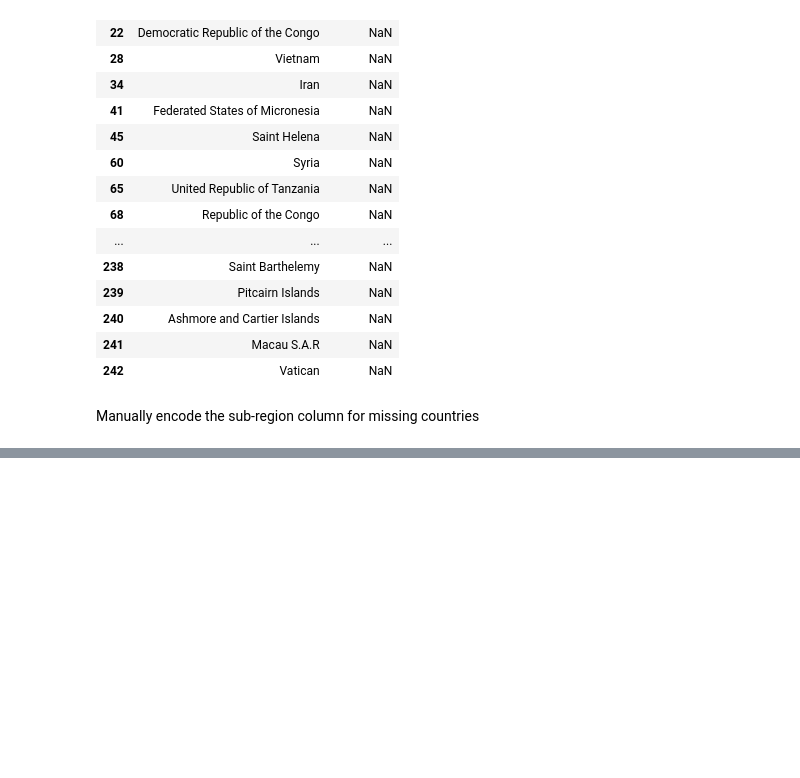
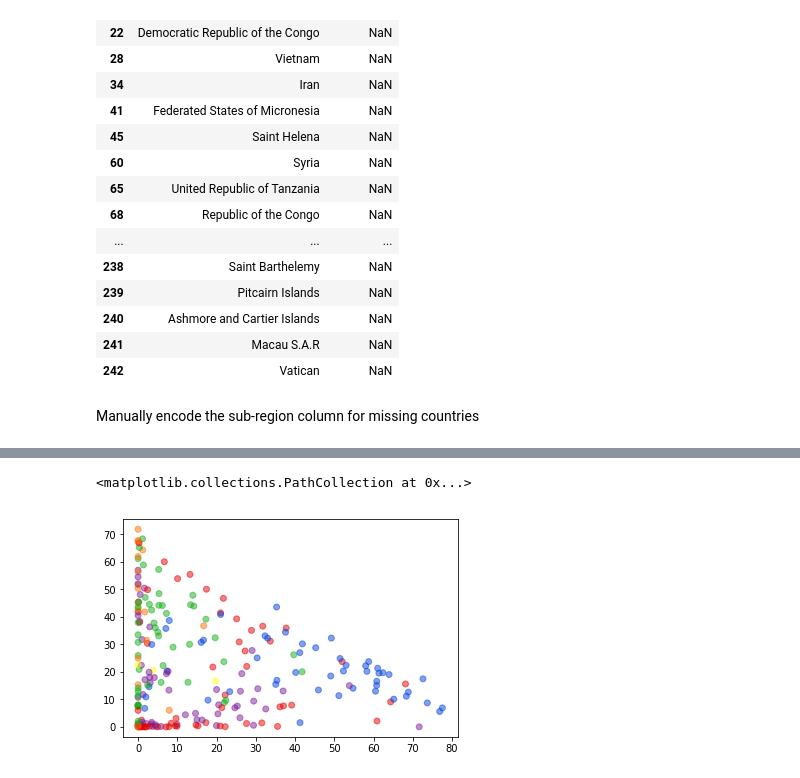
Before and after one commit to Ecboxer/World-vars, a Jupyter notebook: Feature_eng.ipynb, the cells around one changed output, grey strips where cells are left out. Cells and saved outputs as stored; diff of their text form; code cells hidden in the pictures; blank space fills up the shorter version.

Commit message:
Added continents from sub-region and color from continent

```diff
--- a/Explore_1.ipynb
+++ b/Feature_eng.ipynb
@@ -216,5 +219,36 @@ Name: 45, dtype: object
+# %%
+color_dict = {'Eastern Europe' : 'Europe',
+        'Northern America' : 'North America',
+        'Antarctica' : 'Antarctica',
+        'South-eastern Asia' : 'Asia',
+        'Eastern Asia' : 'Asia',
+        'Southern Asia' : 'Asia',
+        'Australia and New Zealand' : 'Australia and Oceania',
+        'Micronesia' : 'Australia and Oceania',
+        'Latin America and the Caribbean' : 'Latin America',
+        'Sub-Saharan Africa' : 'Africa',
+        'Northern Africa' : 'Africa',
+        'Western Asia' : 'Asia',
+        'Central Asia' : 'Asia',
+        'Northern Europe' : 'Europe',
+        'Polynesia' : 'Australia and Oceania',
+        'Southern Europe' : 'Europe',
+        'Western Europe' : 'Europe',
+        'Melanesia' : 'Australia and Oceania'}
+df_coded['Continent'] = df_coded['sub-region'].map(color_dict)
+Cont_color_dict = {'Africa' : 'xkcd:purple',
+        'Antarctica' : 'xkcd:grey',
+        'Asia' : 'xkcd:red',
+        'Australia and Oceania' : 'xkcd:orange',
+        'Europe' : 'xkcd:blue',
+        'Latin America' : 'xkcd:green',
+        'North America' : 'xkcd:yellow'}
+df_coded['Continent_color'] = df_coded['Continent'].map(Cont_color_dict)
 # %%
-# plt.scatter(x = df['cropland_cover'],
-#                y = df['tree_canopy_cover'],
-#                c = df['sub-region'],
-#                alpha = .5)
+plt.scatter(x = df_coded['cropland_cover'],
+               y = df_coded['tree_canopy_cover'],
+               c = df_coded['Continent_color'],
+               alpha = .5)
+# %% [output]
+<matplotlib.collections.PathCollection at 0x...>
+[figure, added]
```
Also changed, not shown: parts of 3 cells of this notebook.
